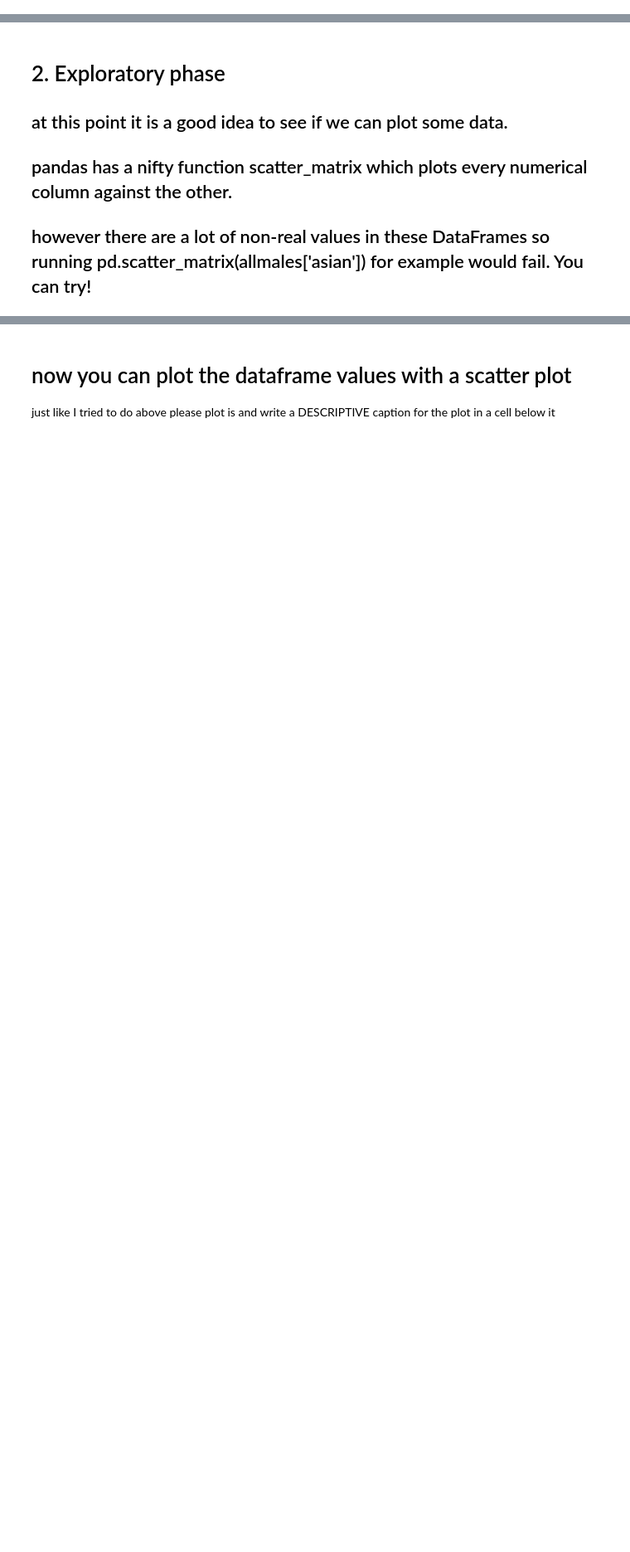
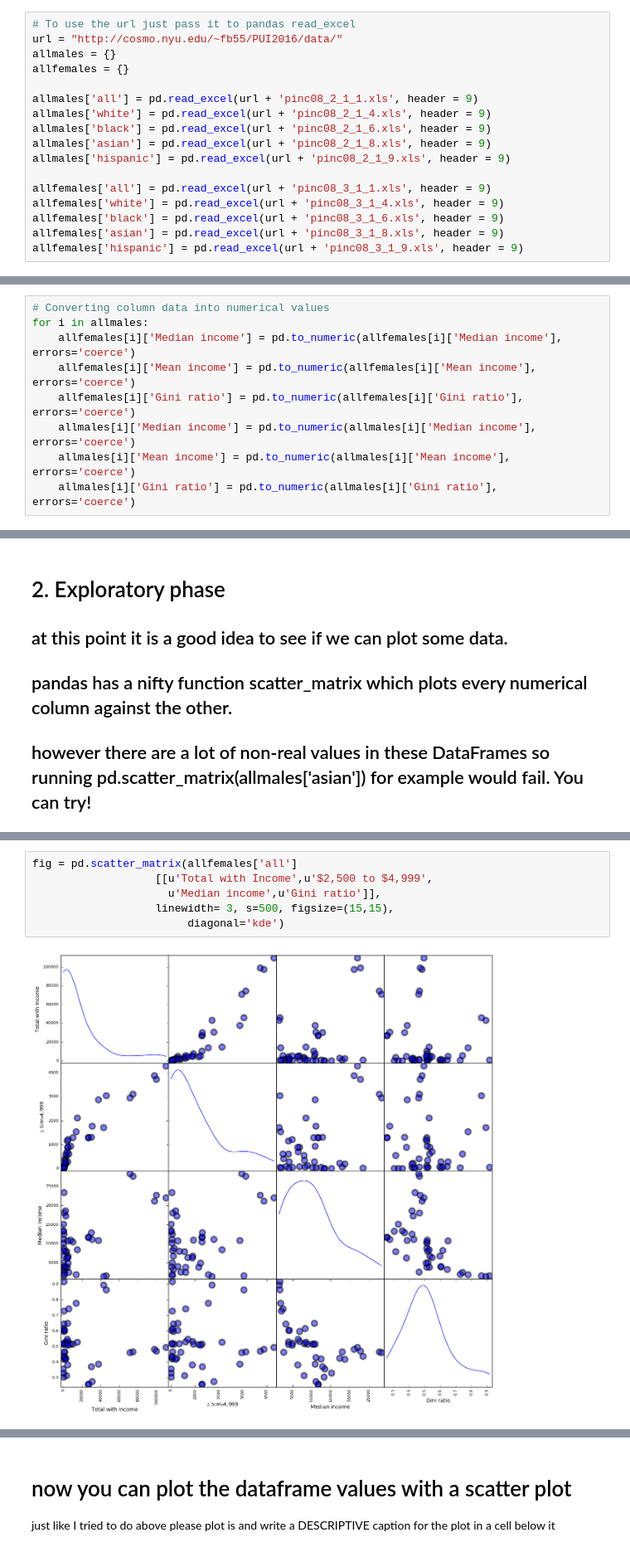
Before and after one commit to achillessaxby/PUI2016_aes807, a Jupyter notebook: HW5_aes807/HW5_Assignment_2_Solutions_aes807.ipynb, the cells around one changed output, grey strips where cells are left out. Shown at 83% size. Drawn from its saved outputs; the diff is of its cells as text; blank space fills up the shorter version.

```diff
--- a/HW5_aes807/HW5_Assignment_2_Solutions_aes807.ipynb
+++ b/HW5_aes807/HW5_Assignment_2_Solutions_aes807.ipynb
@@ -54,3 +57,20 @@ url = "http://cosmo.nyu.edu/~fb55/PUI2016/data/"
+# %%
+# To use the url just pass it to pandas read_excel
+url = "http://cosmo.nyu.edu/~fb55/PUI2016/data/"
+allmales = {}
+allfemales = {}
+
+allmales['all'] = pd.read_excel(url + 'pinc08_2_1_1.xls', header = 9)
+allmales['white'] = pd.read_excel(url + 'pinc08_2_1_4.xls', header = 9)
+allmales['black'] = pd.read_excel(url + 'pinc08_2_1_6.xls', header = 9)
+allmales['asian'] = pd.read_excel(url + 'pinc08_2_1_8.xls', header = 9)
+allmales['hispanic'] = pd.read_excel(url + 'pinc08_2_1_9.xls', header = 9)
+
+allfemales['all'] = pd.read_excel(url + 'pinc08_3_1_1.xls', header = 9)
+allfemales['white'] = pd.read_excel(url + 'pinc08_3_1_4.xls', header = 9)
+allfemales['black'] = pd.read_excel(url + 'pinc08_3_1_6.xls', header = 9)
+allfemales['asian'] = pd.read_excel(url + 'pinc08_3_1_8.xls', header = 9)
+allfemales['hispanic'] = pd.read_excel(url + 'pinc08_3_1_9.xls', header = 9)
 # %% [markdown]
 # the file name root is "pinc_" (common to all files)
 ## 08_2  are male,
@@ -103,0 +148,9 @@ Index(['Characteristic', 'Total with Income', '$1 to $2,499 or loss',
+# %%
+# Converting column data into numerical values
+for i in allmales:
+    allfemales[i]['Median income'] = pd.to_numeric(allfemales[i]['Median income'], errors='coerce')
+    allfemales[i]['Mean income'] = pd.to_numeric(allfemales[i]['Mean income'], errors='coerce')
+    allfemales[i]['Gini ratio'] = pd.to_numeric(allfemales[i]['Gini ratio'], errors='coerce')
+    allmales[i]['Median income'] = pd.to_numeric(allmales[i]['Median income'], errors='coerce')
+    allmales[i]['Mean income'] = pd.to_numeric(allmales[i]['Mean income'], errors='coerce')
+    allmales[i]['Gini ratio'] = pd.to_numeric(allmales[i]['Gini ratio'], errors='coerce')
@@ -129,0 +262,8 @@ fig = pd.scatter_matrix(allmales['all']
+# %%
+fig = pd.scatter_matrix(allfemales['all']
+                   [[u'Total with Income',u'$2,500 to $4,999',
+                     u'Median income',u'Gini ratio']],
+                   linewidth= 3, s=500, figsize=(15,15),
+                        diagonal='kde')
+# %% [output]
+[figure, added]
```
Also changed, not shown: parts of 42 cells of this notebook.
